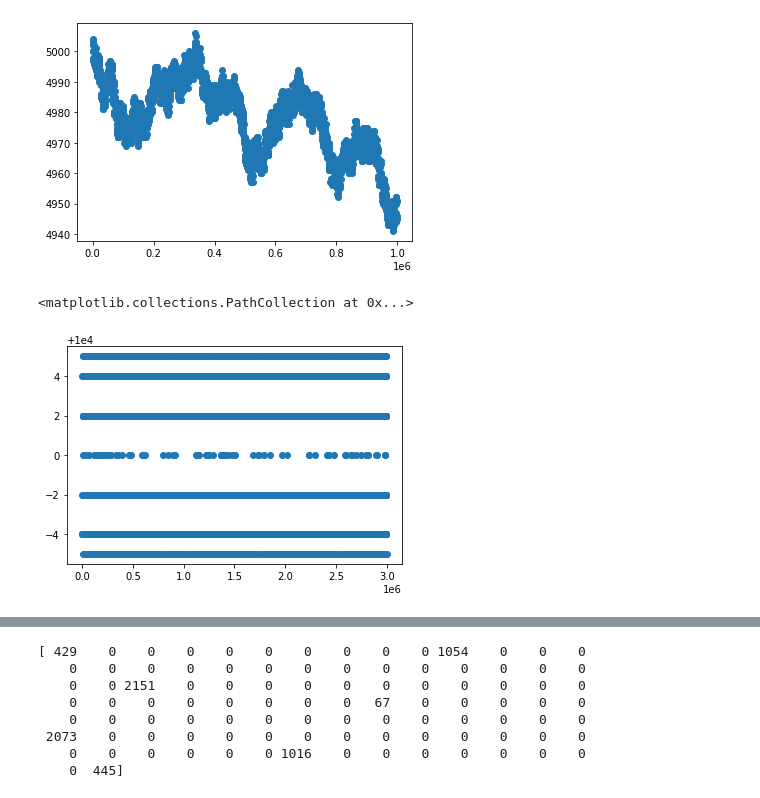
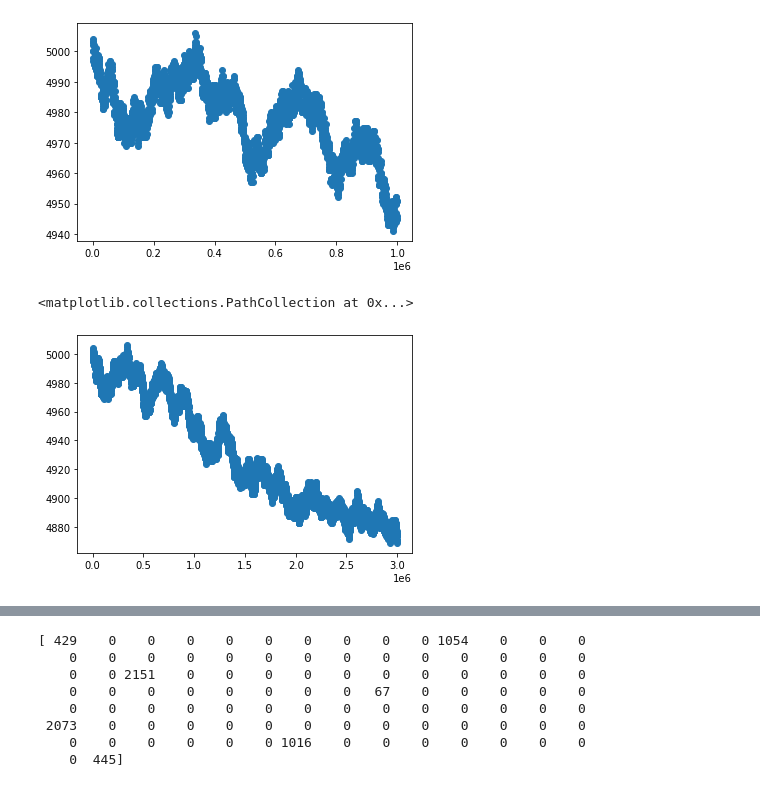
Before and after one commit to ysharma913/IMC-Prosperity, a Jupyter notebook: eda.ipynb, the cells around one changed output, grey strips where cells are left out. Drawn from its saved outputs; the diff is of its cells as text; code cells hidden in the pictures.

```diff
--- a/eda.ipynb
+++ b/eda.ipynb
@@ -17,43 +17,50 @@ plt.scatter(day__2_data_banan['timestamp'], day__2_data_banan['price'])
 <matplotlib.collections.PathCollection at 0x...>
 [figure]
 # %%
-all_day_data = pd.DataFrame()
-last_timestamp = 0
-for i in range(3):
-    day_i_data = pd.read_csv(f'island-data-bottle-round-1/trades_round_1_day_{i-2}_nn.csv', sep=';')
-    day_i_data = day_i_data[day_i_data['symbol'] == "PEARLS"]
-    day_i_data['timestamp'] += last_timestamp
-    all_day_data = pd.concat([all_day_data, day_i_data], axis=0)
+# all_day_data = pd.DataFrame()
+# last_timestamp = 0
+# for i in range(3):
+#     day_i_data = pd.read_csv(f'island-data-bottle-round-1/trades_round_1_day_{i-2}_nn.csv', sep=';')
+#     day_i_data = day_i_data[day_i_data['symbol'] == "BANANAS"]
+#     day_i_data['timestamp'] += last_timestamp
+#     all_day_data = pd.concat([all_day_data, day_i_data], axis=0)
 
-    last_timestamp = day_i_data['timestamp'].iloc[-1] + 1
+#     last_timestamp = day_i_data['timestamp'].iloc[-1] + 1
 
-all_day_data = all_day_data[all_day_data['price'] > 2000]
-plt.scatter(all_day_data['timestamp'], all_day_data['price'])
+# all_day_data = all_day_data[all_day_data['price'] > 2000]
+# plt.scatter(all_day_data['timestamp'], all_day_data['price'])
+
+
+day_i_data = pd.read_csv('island-data-bottle-round-1/trades_round_1_day_0_nn.csv', sep=';')
+day_i_data = day_i_data[day_i_data['symbol'] == "BANANAS"]
+day_i_data['timestamp'] -= max(day_i_data['timestamp'].values)
+
+
 # plt.scatter(all_day_data['timestamp'], all_day_data['quantity'])
 
 
 # fig, ax1 = plt.subplots()
 
 # color = 'tab:red'
 # ax1.set_xlabel('timestamp')
 # ax1.set_ylabel('price', color=color)
 # ax1.scatter(all_day_data['timestamp'], all_day_data['price'], color = color)
 
 # ax1.tick_params(axis='y', labelcolor=color)
 
 # ax2 = ax1.twinx()  # instantiate a second axes that shares the same x-axis
 
 # color = 'tab:blue'
 # ax2.set_ylabel('sin', color=color)  # we already handled the x-label with ax1
 # ax2.scatter(all_day_data['timestamp'], all_day_data['quantity'])
 
 # ax2.tick_params(axis='y', labelcolor=color)
 
 # fig.tight_layout()  # otherwise the right y-label is slightly clipped
 # plt.show()
 # %% [output]
 <matplotlib.collections.PathCollection at 0x...>
-[figure, old version]
+[figure, new version]
 # %%
 bots_data__2 = pd.read_csv('island-data-bottle-round-1/prices_round_1_day_-2.csv', sep = ';')
 bots_data__2.head()
```
Also changed, not shown: parts of 2 cells of this notebook, 2 other files.
